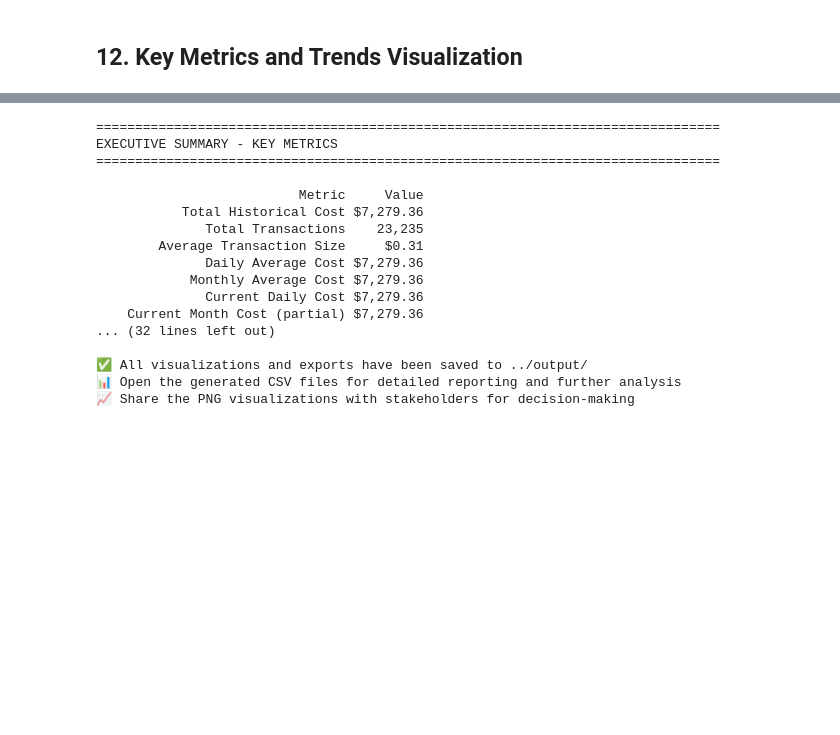
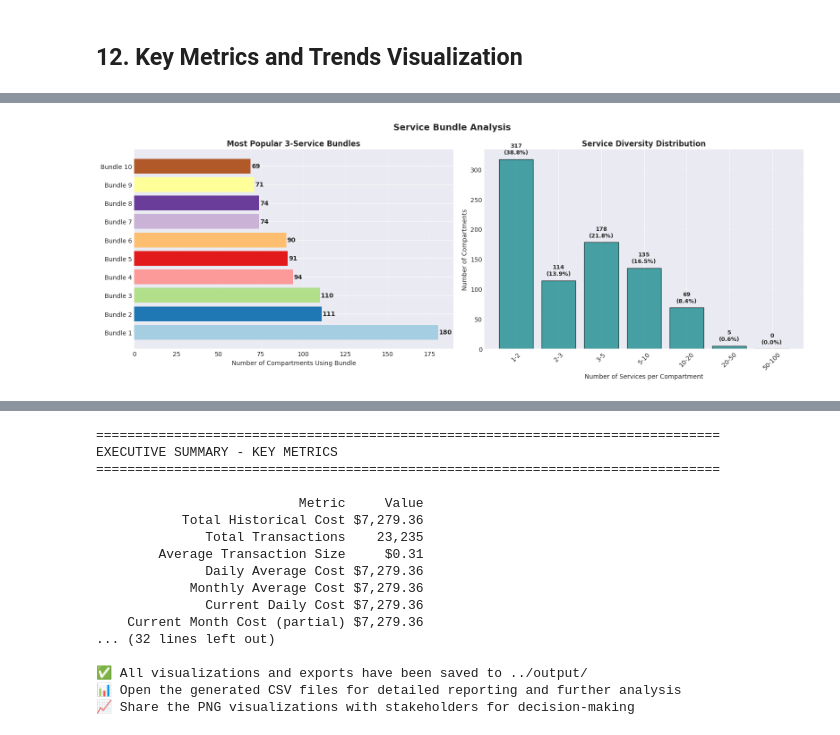
Before and after one commit to dralquinta/OCI-FinOps-Helper, a Jupyter notebook: jupe-note/growth_trends_analysis.ipynb, the cells around one changed output, grey strips where cells are left out. Cells and saved outputs as stored; diff of their text form; code cells hidden in the pictures; blank space fills up the shorter version.

```diff
--- a/jupe-note/growth_trends_analysis.ipynb
+++ b/jupe-note/growth_trends_analysis.ipynb
@@ -1037,0 +1267,89 @@ plt.show()
+# %%
+# Service Bundle Analysis - Identify common service combinations
+
+print("\n" + "="*80)
+print("SERVICE BUNDLE RECOMMENDATIONS")
+print("="*80)
+
+# Find most common 3-service bundles
+from collections import Counter
+
+service_bundles = []
+for comp in df['compartmentName'].unique():
+    comp_services = sorted(df[df['compartmentName'] == comp]['service'].unique())
+    if len(comp_services) >= 3:
+        # Generate all 3-service combinations
+        for combo in combinations(comp_services, 3):
+            service_bundles.append(tuple(sorted(combo)))
+
+bundle_counts = Counter(service_bundles)
+top_bundles = bundle_counts.most_common(15)
+
+print(f"\n📦 TOP 15 THREE-SERVICE BUNDLES:")
+print("-"*80)
+for idx, (bundle, count) in enumerate(top_bundles, 1):
+    print(f"\n{idx}. Bundle used by {count} compartments:")
+    for service in bundle:
+        print(f"   • {service[:70]}")
+
+# Visualize bundle popularity
+fig, axes = plt.subplots(1, 2, figsize=(16, 6))
+fig.suptitle('Service Bundle Analysis', fontsize=14, fontweight='bold')
+
+# Bundle frequency chart
+ax1 = axes[0]
+bundle_names = [f"Bundle {i+1}" for i in range(min(10, len(top_bundles)))]
+bundle_freqs = [count for _, count in top_bundles[:10]]
+
+bars = ax1.barh(range(len(bundle_names)), bundle_freqs, color=plt.cm.Paired(np.linspace(0, 1, len(bundle_names))))
+ax1.set_yticks(range(len(bundle_names)))
+ax1.set_yticklabels(bundle_names)
+ax1.set_xlabel('Number of Compartments Using Bundle')
+ax1.set_title('Most Popular 3-Service Bundles', fontweight='bold')
+ax1.grid(True, alpha=0.3, axis='x')
+
+# Add value labels
+for i, (bar, freq) in enumerate(zip(bars, bundle_freqs)):
+    ax1.text(freq + 0.5, i, str(freq), va='center', fontsize=10, fontweight='bold')
+
+# Service diversity per compartment
+ax2 = axes[1]
+comp_service_counts = df.groupby('compartmentName')['service'].nunique().reset_index()
+comp_service_counts.columns = ['compartment', 'num_services']
+
+# Create histogram
+bins = [1, 2, 3, 5, 10, 20, 50, 100]
+hist, bin_edges = np.histogram(comp_service_counts['num_services'], bins=bins)
+
+ax2.bar(range(len(hist)), hist, color='teal', alpha=0.7, edgecolor='black')
+ax2.set_xticks(range(len(hist)))
+ax2.set_xticklabels([f"{bins[i]}-{bins[i+1]}" for i in range(len(bins)-1)], rotation=45)
+ax2.set_xlabel('Number of Services per Compartment')
+ax2.set_ylabel('Number of Compartments')
+ax2.set_title('Service Diversity Distribution', fontweight='bold')
+ax2.grid(True, alpha=0.3, axis='y')
+
+# Add percentage labels
+total_comps = len(comp_service_counts)
+for i, count in enumerate(hist):
+    percentage = (count / total_comps) * 100
+    ax2.text(i, count + max(hist)*0.02, f'{count}\n({percentage:.1f}%)',
+            ha='center', va='bottom', fontsize=9, fontweight='bold')
+
+plt.tight_layout()
+print("\n✅ Service Bundle visualization complete")
+plt.show()
+
+# Calculate bundle uplift potential
+print(f"\n💡 BUNDLE UPLIFT ANALYSIS:")
+print("-"*80)
+print(f"Total Compartments: {len(df['compartmentName'].unique())}")
+print(f"Avg Services per Compartment: {comp_service_counts['num_services'].mean():.1f}")
+print(f"Median Services per Compartment: {comp_service_counts['num_services'].median():.0f}")
+print(f"\nCompartments with 1-2 services: {len(comp_service_counts[comp_service_counts['num_services'] <= 2])} "
+      f"({len(comp_service_counts[comp_service_counts['num_services'] <= 2])/total_comps*100:.1f}%)")
+print(f"   → High potential for bundle upsell")
+print(f"\nCompartments with 10+ services: {len(comp_service_counts[comp_service_counts['num_services'] >= 10])} "
+      f"({len(comp_service_counts[comp_service_counts['num_services'] >= 10])/total_comps*100:.1f}%)")
+print(f"   → Premium customers, focus on optimization")
+# %% [output]
@@ -1037,0 +1373 @@ plt.show()
+[figure, added]
```
Also changed, not shown: parts of 11 cells of this notebook.
